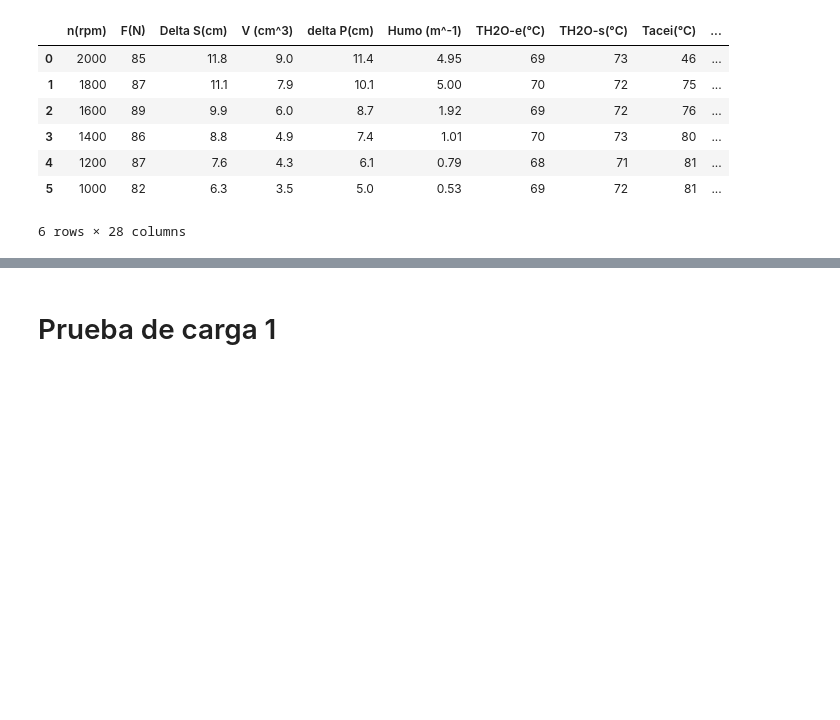
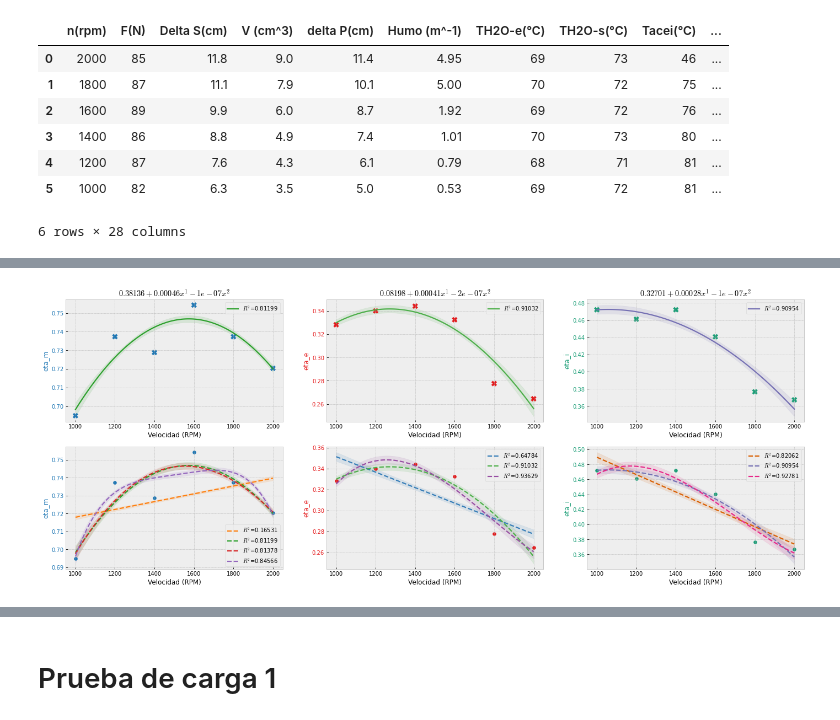
Before and after one commit to HeNeos/Reports-FIM-UNI, a Jupyter notebook: MN136-Motores de Combustion Interna/Laboratorio 4/MCI_LAB4.ipynb, the cells around one changed output, grey strips where cells are left out. Saved outputs shown, nothing was run; the diff lists cells and outputs as text; code cells hidden in the pictures; blank space fills up the shorter version.

```diff
--- a/MN136-Motores de Combustion Interna/Laboratorio 4/MCI_LAB4.ipynb
+++ b/MN136-Motores de Combustion Interna/Laboratorio 4/MCI_LAB4.ipynb
@@ -176,3 +197,7 @@ test_plot([1,2,3], df_velocidad['n(rpm)'], eta_i, fig, ax, cm.Dark2, True, False
+# %%
+gen_plot([[1,2,3,4], [1,2,3], [1,2,3]], [2, 2, 2], df_velocidad['n(rpm)'], [eta_m, eta_e, eta_i], 'Velocidad (RPM)', ['eta_m', 'eta_e', 'eta_i'])
+# %% [output]
+[figure, added]
 # %%
 fig, ax = plt.subplots(1,1,figsize=(10,5))
 test_plot([1,2,3], df_velocidad['n(rpm)'], ge, fig, ax, cm.Dark2, True, False)
```
Also changed, not shown: parts of 25 cells of this notebook.
